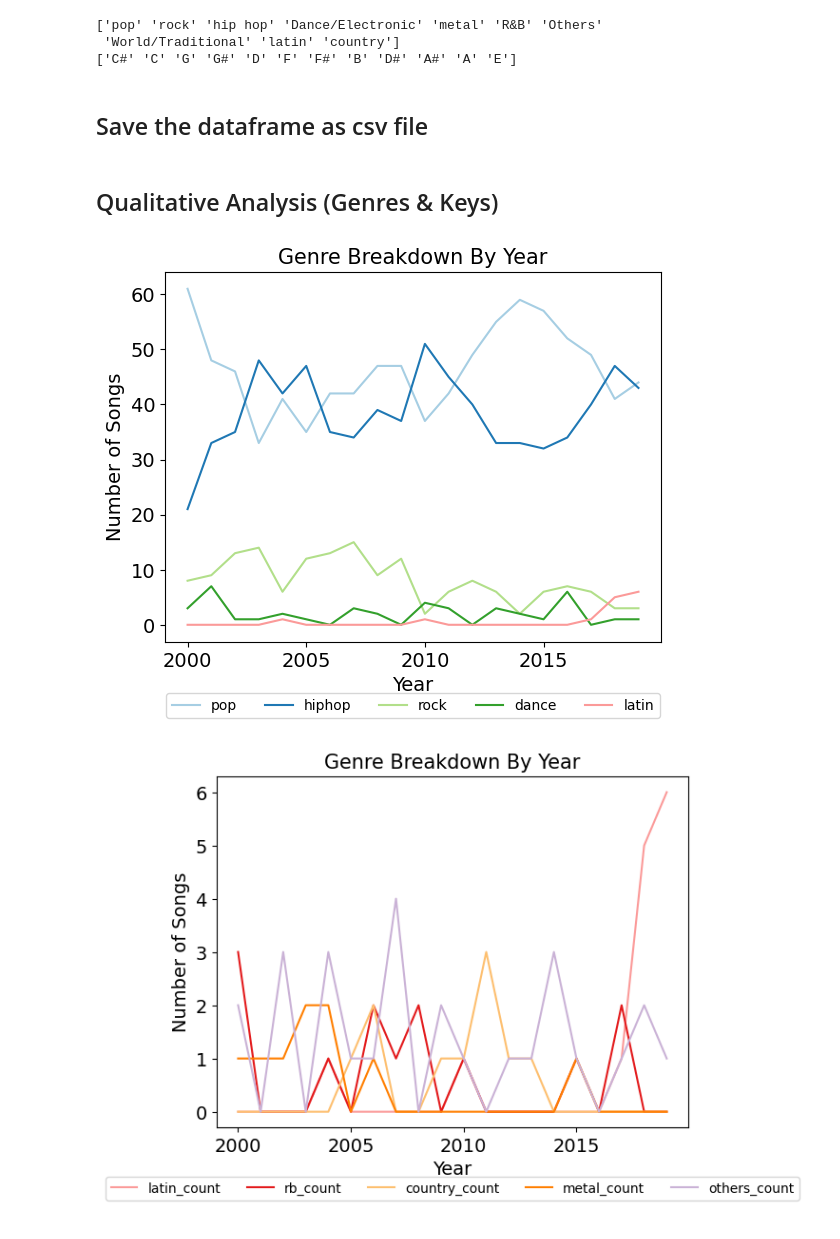
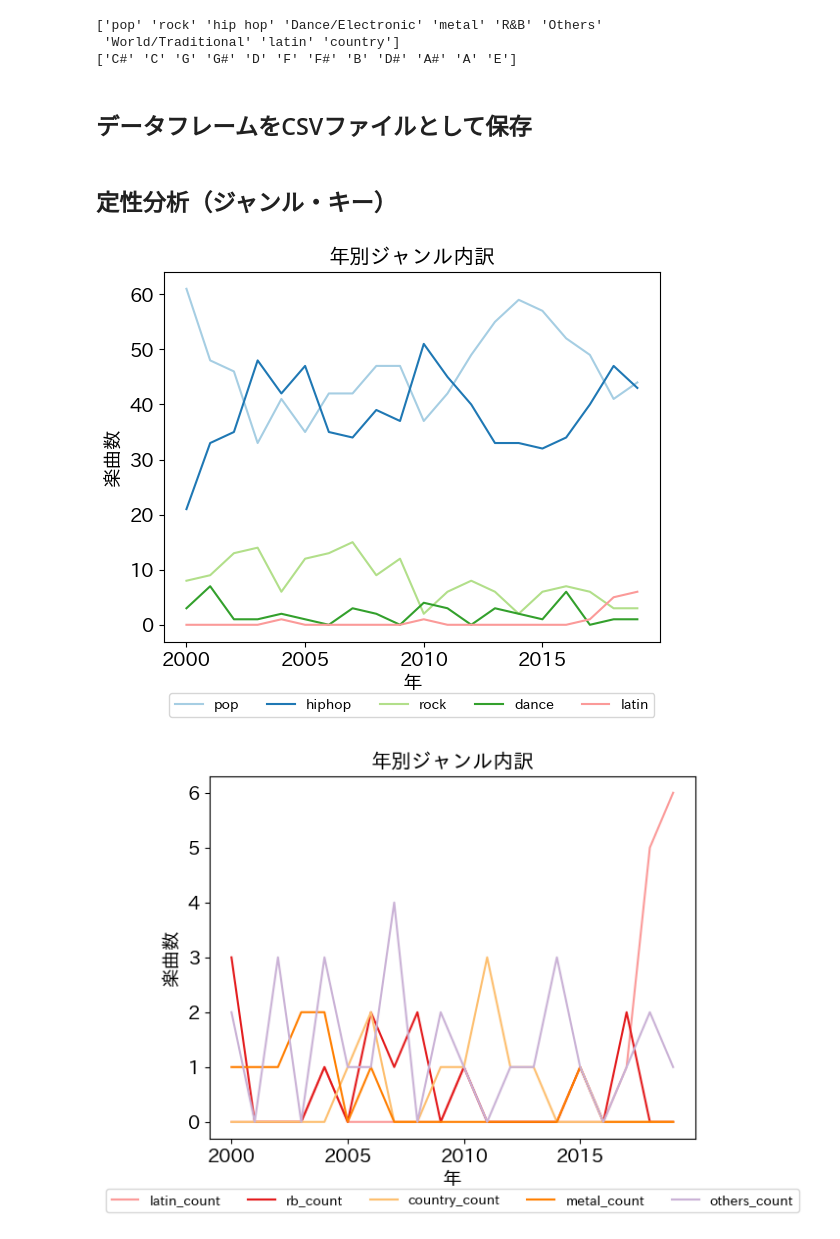
Before and after one commit to Richiesss/Spotify-Top-Charts-Analysis, a Jupyter notebook: Time_Series_Analysis.ipynb, the cells around one changed output. Cells and saved outputs as stored; diff of their text form; code cells hidden in the pictures.

```diff
--- a/Time_Series_Analysis.ipynb
+++ b/Time_Series_Analysis.ipynb
@@ -121,5 +122,5 @@ df = pd.DataFrame(
     }
 )
 # %% [markdown]
-## Save the dataframe as csv file
+## データフレームをCSVファイルとして保存
 # %%
@@ -127,4 +128,4 @@ df = pd.DataFrame(
 df.to_csv("Top_Hits_Yearly.csv", index=False)
 # %% [markdown]
-## Qualitative Analysis (Genres & Keys)
+## 定性分析（ジャンル・キー）
 # %%
@@ -136,7 +137,7 @@ key_lis = result_new.columns[12:25]
 # %%
 fig, ax = plt.subplots()
 
-# define a color palette
+# カラーパレットを定義
 colors = sns.color_palette("Paired", 10)
 
 for i in range(0, 5):  # len(genre_lis)):
@@ -144,41 +145,41 @@ for i in range(0, 5):  # len(genre_lis)):
         result_new["year"],
         result_new[genre_lis[i]],
         color=colors[i],
         label=(genre_lis[i]).split("_")[0],
     )
 
-plt.title("Genre Breakdown By Year", fontsize=15)
+plt.title("年別ジャンル内訳", fontsize=15)
 ax.tick_params(axis="x", labelsize=14)
 ax.tick_params(axis="y", labelsize=14)
-plt.xlabel("Year", fontsize=14)
-plt.ylabel("Number of Songs", fontsize=14)
+plt.xlabel("年", fontsize=14)
+plt.ylabel("楽曲数", fontsize=14)
 
 plt.legend(loc="upper center", bbox_to_anchor=(0.5, -0.12), ncol=5)
 plt.show()
 
 fig, ax = plt.subplots()
 
-# define a color palette
+# カラーパレットを定義
 colors = sns.color_palette("Paired", 10)
 
 for i in range(4, 9):  # len(genre_lis)):
     plt.plot(
         result_new["year"],
         result_new[genre_lis[i]],
         color=colors[i],
         label=genre_lis[i],
     )
 
-plt.title("Genre Breakdown By Year", fontsize=15)
+plt.title("年別ジャンル内訳", fontsize=15)
 ax.tick_params(axis="x", labelsize=14)
 ax.tick_params(axis="y", labelsize=14)
-plt.xlabel("Year", fontsize=14)
-plt.ylabel("Number of Songs", fontsize=14)
+plt.xlabel("年", fontsize=14)
+plt.ylabel("楽曲数", fontsize=14)
 
 plt.legend(loc="upper center", bbox_to_anchor=(0.5, -0.12), ncol=5)
 plt.show()
 # %% [output]
-[figure, old version]
+[figure, new version]
-[figure, old version]
+[figure, new version]
 # %%
 fig, ax = plt.subplots()
```
Also changed, not shown: parts of 11 cells of this notebook, 8 other files.
